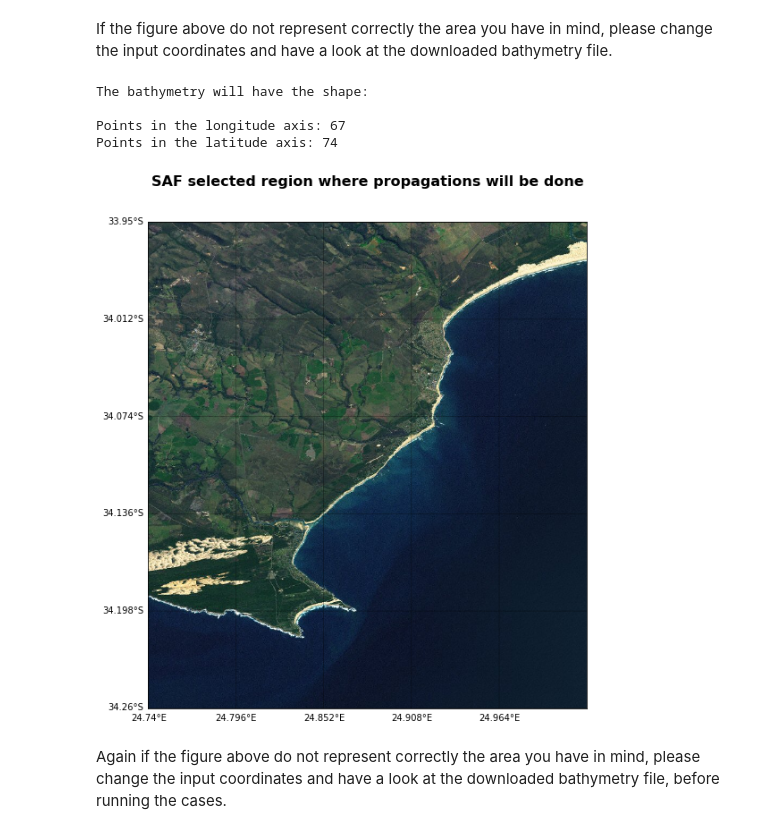
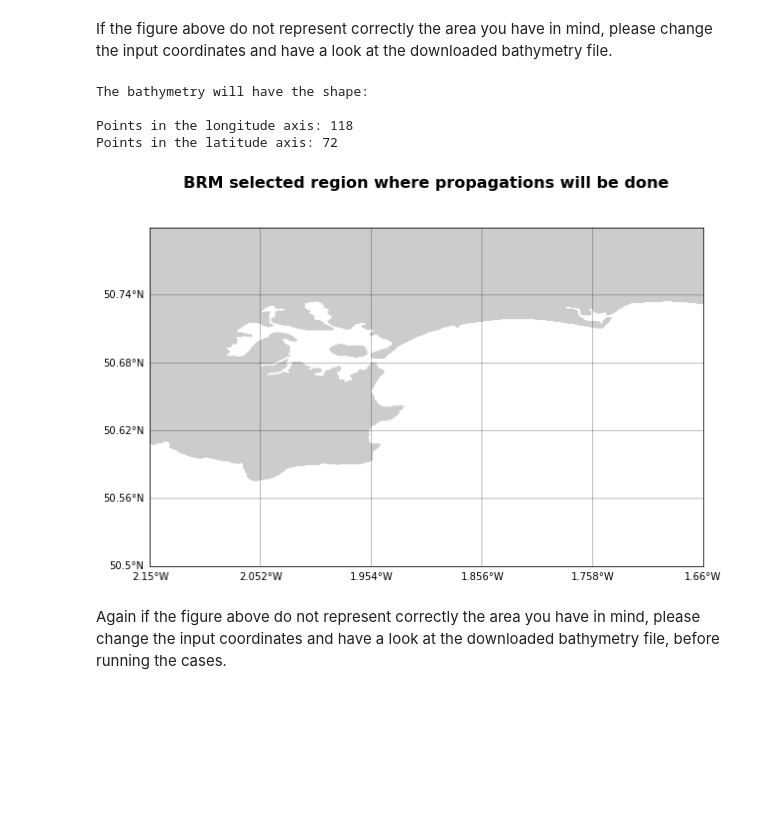
Before and after one commit to javitausia/DeliWaves, a Jupyter notebook: swan/swan_notebook.ipynb, the cells around one changed output. Saved outputs shown, nothing was run; the diff lists cells and outputs as text; code cells hidden in the pictures; blank space fills up the shorter version.

```diff
--- a/swan/swan_notebook.ipynb
+++ b/swan/swan_notebook.ipynb
@@ -86,24 +86,25 @@ As a recommendation, download a bigger area than the one that wants to be used,
 # --------------------------------------------------------------------------- #
 # ----------------  EDIT ONLY THIS PART  ------------------------------------ #
 # --------------------------------------------------------------------------- #
-name = 'SAF' # please choose a short name (max 3 letters)
+name = 'BRM' # please choose a short name (max 3 letters)
 # Coordinates section
 # Place the coordinates as they are proportioned in Google Maps
-ini_lon = 24.74
-end_lon = 25.02
-ini_lat = -34.26
-end_lat = -33.95
+ini_lon = -2.15
+end_lon = -1.66
+ini_lat = 50.50
+end_lat = 50.80
 # --------------------------------------------------------------------------- #
 # ----------------  END EDIT  ----------------------------------------------- #
 # %%
 # --------------------------------------------------------------------------- #
 # depth auto-selection
-p_depth = op.join(p_data, 'bathymetry', 'gebco_2020_n-33.0_s-35.0_w24.0_e26.0.nc') # downloaded bathy
+p_depth = op.join(p_data, 'bathymetry', 'gebco_2020_n51.0_s50.3_w-3.0_e-1.0.nc') # downloaded bathy
 depth = xr.open_dataset(p_depth)
 depth = depth.sel(lat=slice(ini_lat,end_lat)).sel(lon=slice(ini_lon,end_lon))
 x_point = len(depth.lon.values)
 y_point = len(depth.lat.values)
 resolution = round(abs(end_lon - ini_lon) / x_point, 4)
+print('Resolution: {} º'.format(resolution))
 # %%
 plt.figure(figsize=(10,10))
 depth.elevation.plot()
@@ -116,32 +117,32 @@ If the figure above do not represent correctly the area you have in mind, please
 # %%
 # Figure intialization
 plt.figure(figsize=(10,10))
 plt.title(name + ' selected region where propagations will be done',
           fontsize=16, fontweight='bold', pad=40)
 
 # Plot the Basemap
 m = Basemap(llcrnrlon=ini_lon,  llcrnrlat=ini_lat,
             urcrnrlon=end_lon, urcrnrlat=end_lat,
-            resolution='l')
+            resolution='f')
 
 # Then add element: draw coast line, map boundary, and fill continents:
-m.arcgisimage(service='ESRI_Imagery_World_2D', xpixels=1000) # becareful with adding xpixels
+m.fillcontinents()
 grid_step_lon = round(abs(end_lon - ini_lon) / 5, 3)
 grid_step_lat = round(abs(end_lat - ini_lat) / 5, 3)
 m.drawmeridians(np.arange(ini_lon, end_lon+grid_step_lon, grid_step_lon),
                 linewidth=0.5, labels=[1,0,0,1])
 m.drawparallels(np.arange(ini_lat, end_lat+grid_step_lat, grid_step_lat),
                 linewidth=0.5, labels=[1,0,0,1])
 
 print('The bathymetry will have the shape: \n')
 print('Points in the longitude axis: ' + str(x_point))
 print('Points in the latitude axis: ' + str(y_point))
 # %% [output]
 The bathymetry will have the shape:
 
-Points in the longitude axis: 67
-Points in the latitude axis: 74
+Points in the longitude axis: 118
+Points in the latitude axis: 72
-[figure, old version]
+[figure, new version]
 # %% [markdown]
 Again if the figure above do not represent correctly the area you have in mind, please change the input coordinates and have a look at the downloaded bathymetry file, before running the cases.
 # %% [markdown]
```
Also changed, not shown: parts of 12 cells of this notebook, 3 other files.
